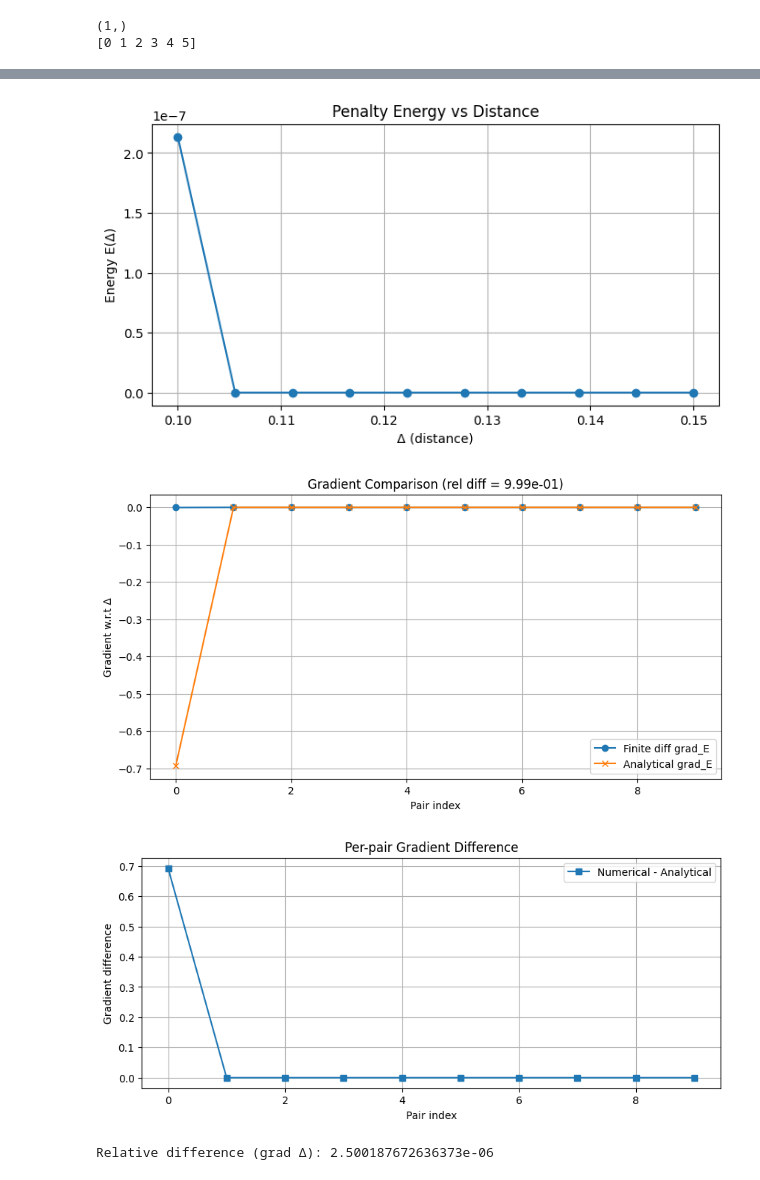
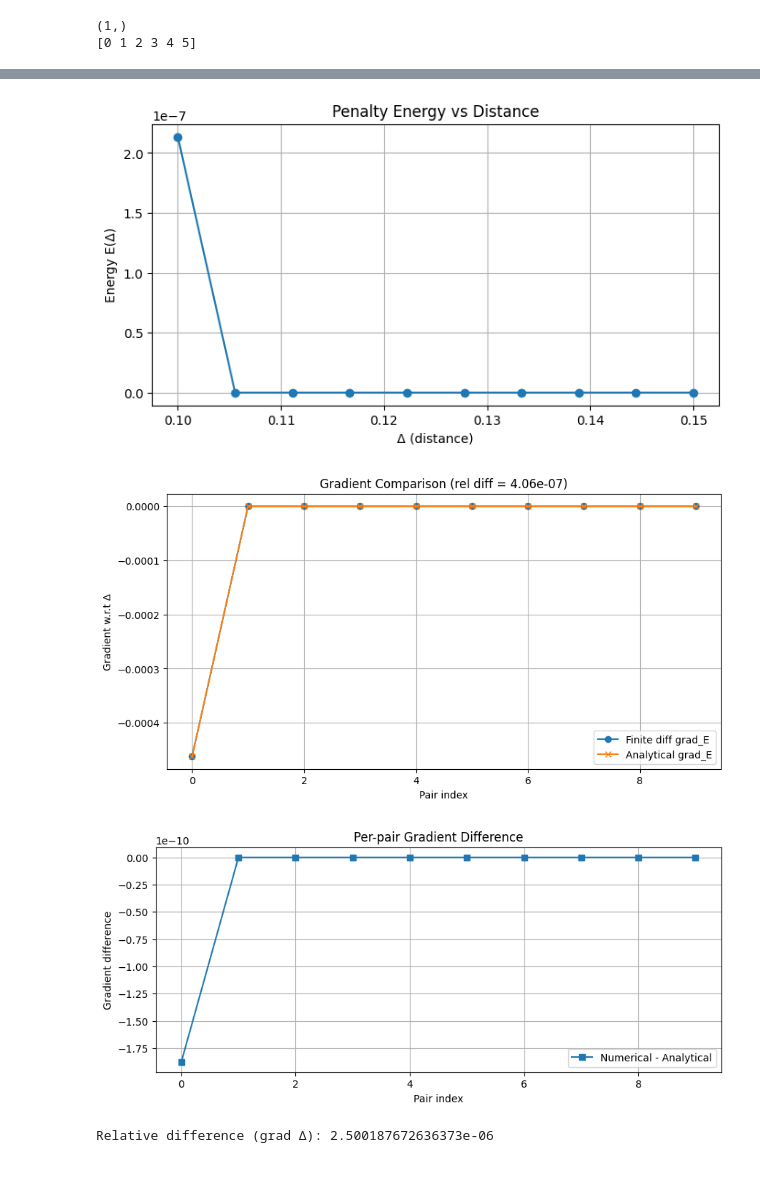
Before and after one commit to StructuresComp/dismech-python, a Jupyter notebook: shell_self_contact copy.ipynb, the cells around one changed output, grey strips where cells are left out. Saved outputs shown, nothing was run; the diff lists cells and outputs as text; code cells hidden in the pictures.

```diff
--- a/shell_self_contact copy.ipynb
+++ b/shell_self_contact copy.ipynb
@@ -177,7 +160,7 @@ def compute_energy_grad_hess(Delta, delta, h, k_1):
     denom = 1 + exp_term
 
     E[mask2] = (1 / k_1 * log_term) ** 2
-    grad_E[mask2] = -2 * (1 / k_1 * log_term) * (k_1 * exp_term / denom)
+    grad_E[mask2] = -2 * (1 / k_1 * log_term) * (exp_term / denom)
     hess_E[mask2] = (
         2 * exp_term / (k_1 * denom ** 2) *
         (log_term - (k_1 * exp_term / denom))
@@ -210,8 +193,14 @@ def finite_difference_check_energy_grad(Delta, delta, h, k_1, eps=1e-6):
     for i in range(n):
         Delta_plus = Delta.copy()
         Delta_minus = Delta.copy()
+        if Delta[i] == 0:
+            Delta_minus[i] -= 0
+            const = 1.0
+        else:
+            Delta_minus[i] -= eps
+            const = 2.0
+
         Delta_plus[i] += eps
-        Delta_minus[i] -= 0
 
         E_plus, _, _ = compute_energy_grad_hess(Delta_plus, delta, h, k_1)
         E_minus, _, _ = compute_energy_grad_hess(Delta_minus, delta, h, k_1)
@@ -219,7 +208,7 @@ def finite_difference_check_energy_grad(Delta, delta, h, k_1, eps=1e-6):
         print("E_plus:", E_plus)
         print("E_minus:", E_minus)
 
-        numerical_grad_E[i] = (E_plus[i] - E_minus[i]) / (1 * eps)
+        numerical_grad_E[i] = (E_plus[i] - E_minus[i]) / (const * eps)
 
     # Relative difference
     rel_diff = np.linalg.norm(numerical_grad_E - analytical_grad_E) / (np.linalg.norm(analytical_grad_E) + 1e-12)
@@ -288,6 +277,6 @@ Relative difference (grad E): 0.999333943735173
 [figure]
-[figure, old version]
+[figure, new version]
-[figure, old version]
+[figure, new version]
 # %%
 import numpy as np
 
```
Also changed, not shown: parts of 3 cells of this notebook, 5 other files.
